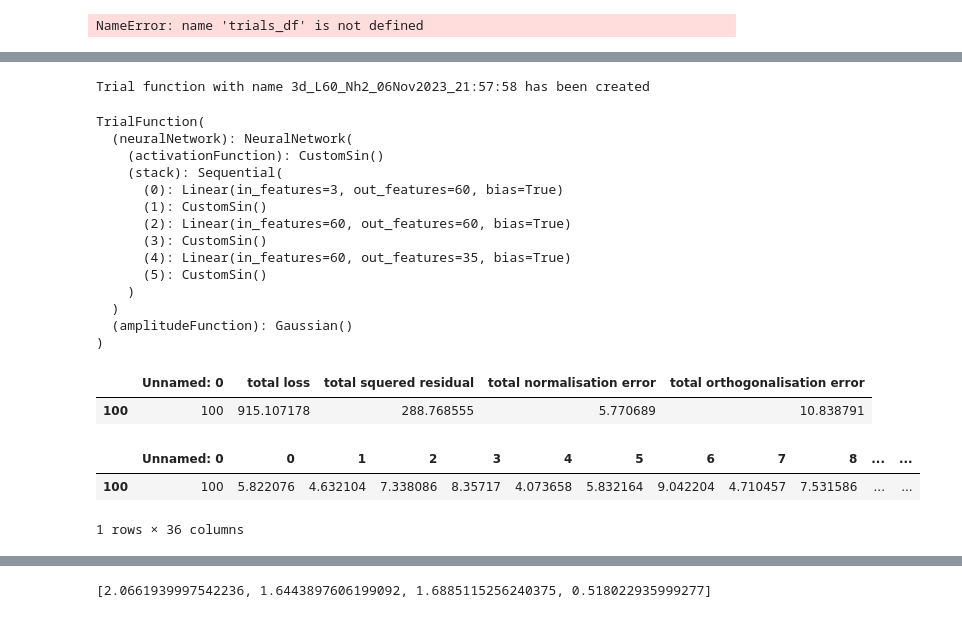
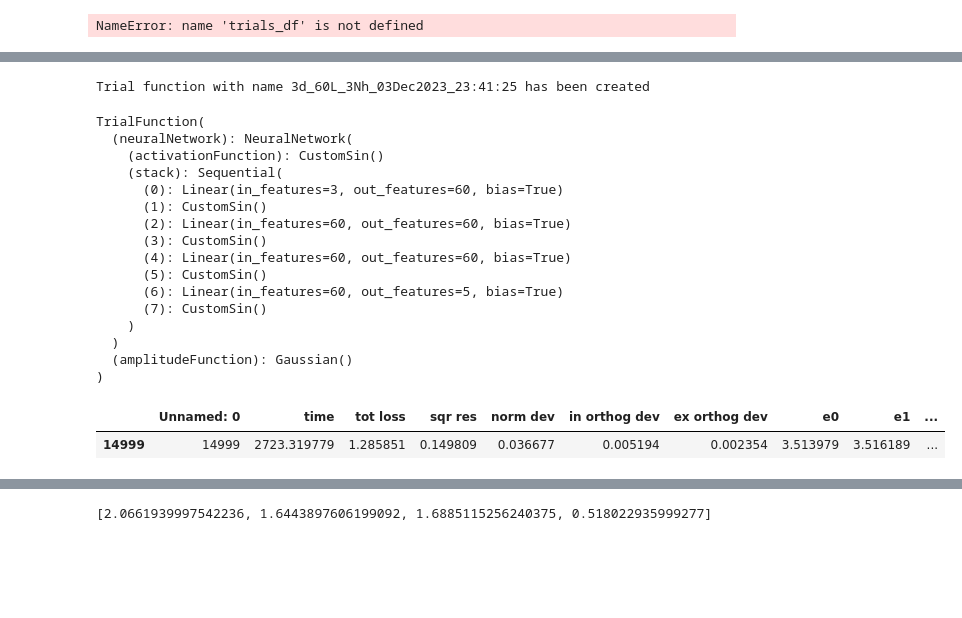
Before and after one commit to MrKozelberg/nn-based-multistate-solver-for-se, a Jupyter notebook: source/nn_based_multistate_solver_for_ho.ipynb, the cells around one changed output, grey strips where cells are left out. Drawn from its saved outputs; the diff is of its cells as text; code cells hidden in the pictures; blank space fills up the shorter version.

```diff
--- a/source/nn_based_multistate_solver_for_ho.ipynb
+++ b/source/nn_based_multistate_solver_for_ho.ipynb
@@ -1566,5 +1567,5 @@ ls ../models/5d_L5_Nh1*
 # %%
-name = "L60_Nh2_06Nov2023_21:57:58"
+name = "60L_3Nh_03Dec2023_23:41:25"
 
 trialFunction_3D = TrialFunction(
     {
@@ -1572,9 +1573,9 @@ trialFunction_3D = TrialFunction(
         "activation function" : "sin",
         "amplitude function" : "gaussian",
         "hidden layer size" : 60,
-        "number of hidden layers" : 2,
+        "number of hidden layers" : 3,
         "coordinate space dimension" : 3,
-        "number of states" : 35,
+        "number of states" : 5,
         "sample size" : 8192,
         "initial learning rate" : 1e-3,
         "weight decay" : 1e-3,
@@ -1591,7 +1592,7 @@ trialFunction_3D = TrialFunction(
 trialFunction_3D.load_state_dict(torch.load(trialFunction_3D.PATH))
 trialFunction_3D.eval()
 # %% [output]
-Trial function with name 3d_L60_Nh2_06Nov2023_21:57:58 has been created
+Trial function with name 3d_60L_3Nh_03Dec2023_23:41:25 has been created
 TrialFunction(
   (neuralNetwork): NeuralNetwork(
     (activationFunction): CustomSin()
@@ -1600,25 +1601,25 @@ TrialFunction(
       (1): CustomSin()
       (2): Linear(in_features=60, out_features=60, bias=True)
       (3): CustomSin()
-      (4): Linear(in_features=60, out_features=35, bias=True)
+      (4): Linear(in_features=60, out_features=60, bias=True)
       (5): CustomSin()
+      (6): Linear(in_features=60, out_features=5, bias=True)
+      (7): CustomSin()
     )
   )
   (amplitudeFunction): Gaussian()
 )
 # %%
-timeHistory_1 = pd.read_csv("../loss/time_3d_"+name+".csv")
-lossHistory_1 = pd.read_csv("../loss/loss_3d_"+name+".csv")
-eHistory_1 = pd.read_csv("../loss/e_3d_"+name+".csv")
+# timeHistory_1 = pd.read_csv("../loss/time_3d_"+name+".csv")
+# lossHistory_1 = pd.read_csv("../loss/loss_3d_"+name+".csv")
+# eHistory_1 = pd.read_csv("../loss/e_3d_"+name+".csv")
+hist = pd.read_csv("../loss/hist_3d_"+name+".csv")
 # %%
-lossHistory_1[-1:]
+# lossHistory_1[-1:]
+hist[-1:]
 # %% [output]
-|  | Unnamed: 0 | total loss | total squered residual | total normalisation error | total orthogonalisation error |
-| 100 | 100 | 915.107178 | 288.768555 | 5.770689 | 10.838791 |
+|  | Unnamed: 0 | time | tot loss | sqr res | norm dev | in orthog dev | ex orthog dev | e0 | e1 | ... |
+| 14999 | 14999 | 2723.319779 | 1.285851 | 0.149809 | 0.036677 | 0.005194 | 0.002354 | 3.513979 | 3.516189 | ... |
 # %%
-eHistory_1[-1:]
+# eHistory_1[-1:]
-# %% [output]
-|  | Unnamed: 0 | 0 | 1 | 2 | 3 | 4 | 5 | 6 | 7 | 8 | ... | ... |
-| 100 | 100 | 5.822076 | 4.632104 | 7.338086 | 8.35717 | 4.073658 | 5.832164 | 9.042204 | 4.710457 | 7.531586 | ... | ... |
-1 rows × 36 columns
 # %%
```
Also changed, not shown: parts of 8 cells of this notebook, 5 other files.
